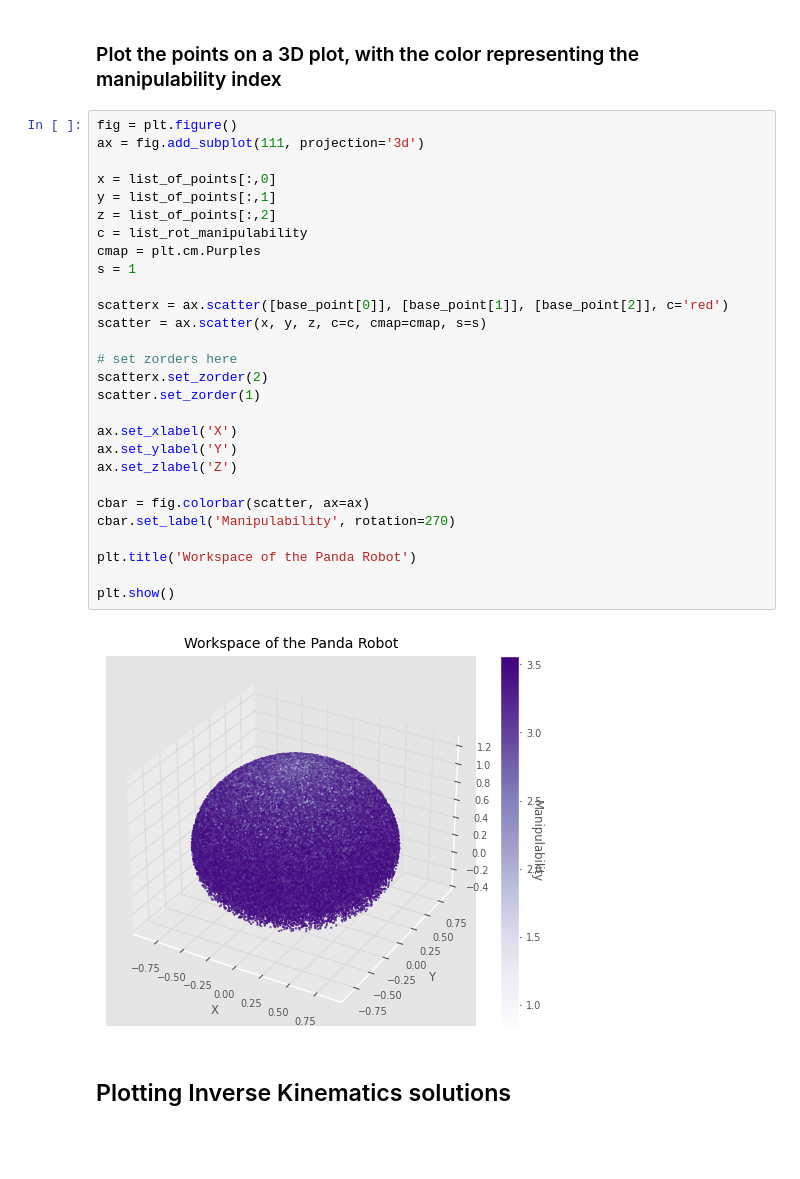
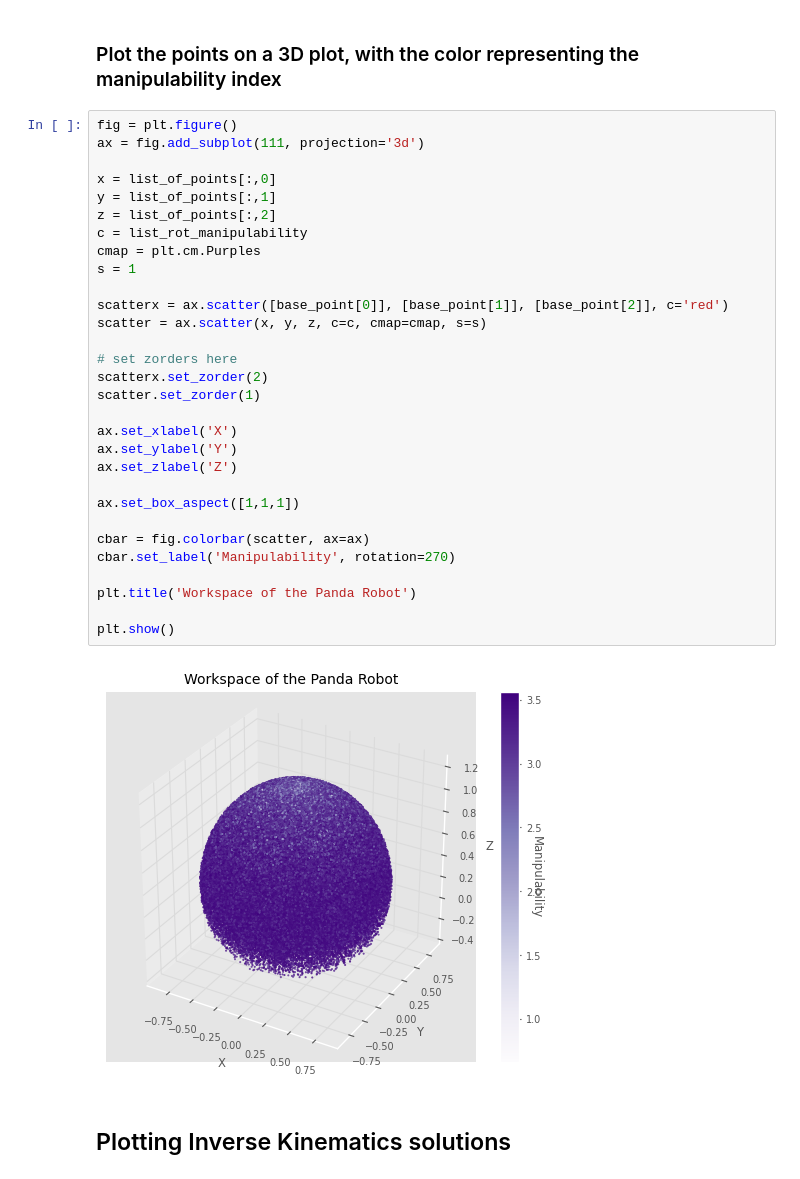
Before and after one commit to mtalirfan/ME-489-MATLAB-Manipulator, a Jupyter notebook: Python/Panda.ipynb, the cells around one changed output. Drawn from its saved outputs; the diff is of its cells as text; blank space fills up the shorter version.

Commit message:
Improve workspace plots Z axis scaling

```diff
--- a/Python/Panda.ipynb
+++ b/Python/Panda.ipynb
@@ -348,33 +348,35 @@ ERobot: , 7 joints (RRRRRRR)
 # %%
 fig = plt.figure()
 ax = fig.add_subplot(111, projection='3d')
 
 x = list_of_points[:,0]
 y = list_of_points[:,1]
 z = list_of_points[:,2]
 c = list_rot_manipulability
 cmap = plt.cm.Purples
 s = 1
 
 scatterx = ax.scatter([base_point[0]], [base_point[1]], [base_point[2]], c='red')
 scatter = ax.scatter(x, y, z, c=c, cmap=cmap, s=s)
 
 # set zorders here
 scatterx.set_zorder(2)
 scatter.set_zorder(1)
 
 ax.set_xlabel('X')
 ax.set_ylabel('Y')
 ax.set_zlabel('Z')
 
+ax.set_box_aspect([1,1,1])
+
 cbar = fig.colorbar(scatter, ax=ax)
 cbar.set_label('Manipulability', rotation=270)
 
 plt.title('Workspace of the Panda Robot')
 
 plt.show()
 # %% [output]
-[figure, old version]
+[figure, new version]
 # %% [markdown]
 ## Plotting Inverse Kinematics solutions
 # %%
```
Also changed, not shown: parts of 3 cells of this notebook, 3 other files.
